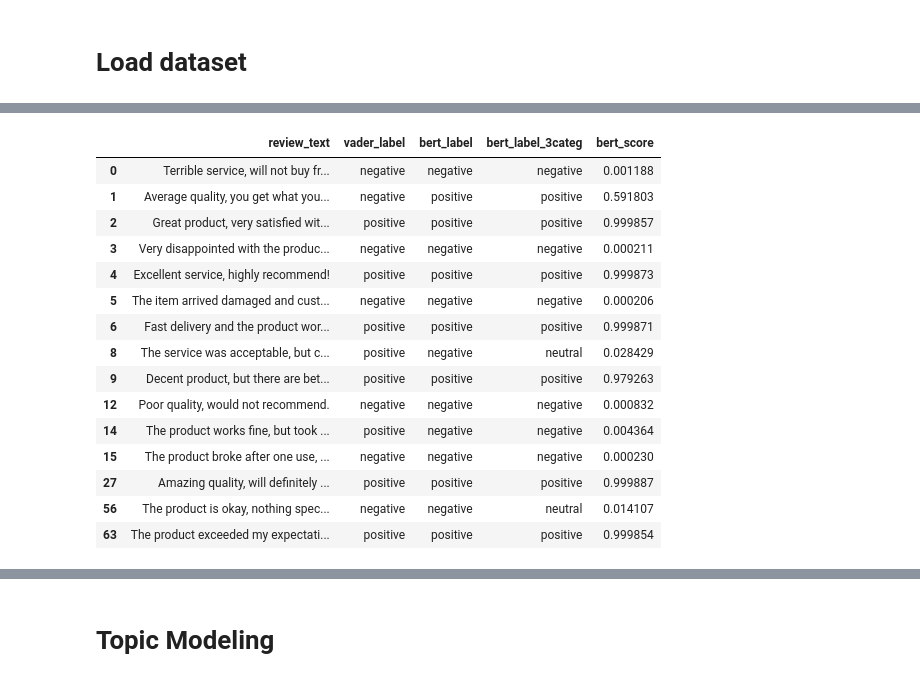
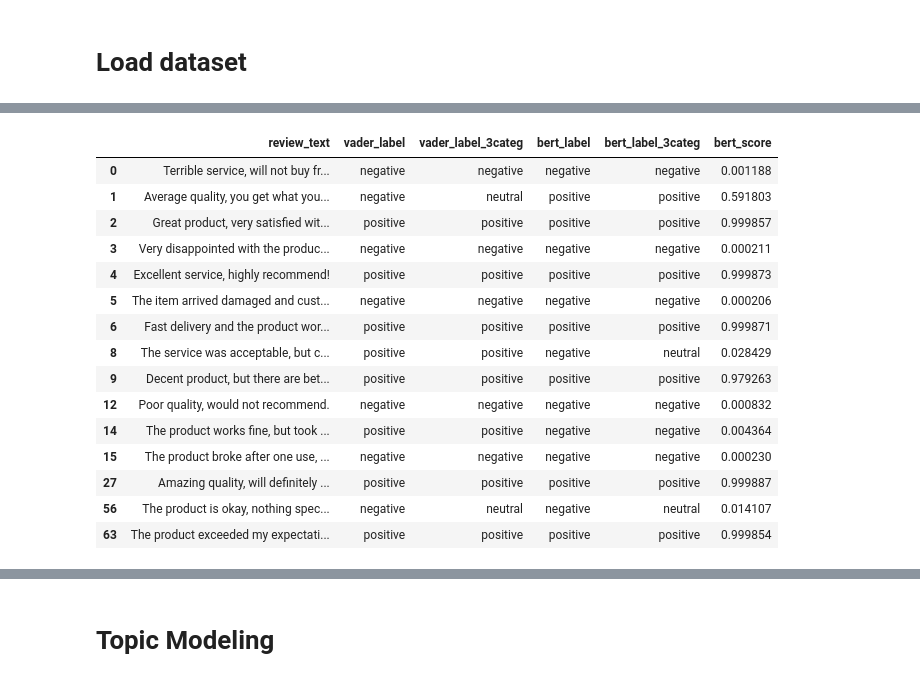
Before and after one commit to csmaiz/vw_technical_challenge, a Jupyter notebook: src/Task4_Real_world_Scenario.ipynb, the cells around one changed output, grey strips where cells are left out. Cells and saved outputs as stored; diff of their text form; code cells hidden in the pictures.

```diff
--- a/src/Task4_Real_world_Scenario.ipynb
+++ b/src/Task4_Real_world_Scenario.ipynb
@@ -63,22 +80,22 @@ df.head(10)
 # %%
-df[["review_text", "vader_label", "bert_label", "bert_label_3categ", "bert_score"]].drop_duplicates()
+df[["review_text", "vader_label", "vader_label_3categ", "bert_label", "bert_label_3categ", "bert_score"]].drop_duplicates()
 # %% [output]
-|  | review_text | vader_label | bert_label | bert_label_3categ | bert_score |
-| 0 | Terrible service, will not buy fr... | negative | negative | negative | 0.001188 |
-| 1 | Average quality, you get what you... | negative | positive | positive | 0.591803 |
-| 2 | Great product, very satisfied wit... | positive | positive | positive | 0.999857 |
-| 3 | Very disappointed with the produc... | negative | negative | negative | 0.000211 |
-| 4 | Excellent service, highly recommend! | positive | positive | positive | 0.999873 |
-| 5 | The item arrived damaged and cust... | negative | negative | negative | 0.000206 |
-| 6 | Fast delivery and the product wor... | positive | positive | positive | 0.999871 |
-| 8 | The service was acceptable, but c... | positive | negative | neutral | 0.028429 |
-| 9 | Decent product, but there are bet... | positive | positive | positive | 0.979263 |
-| 12 | Poor quality, would not recommend. | negative | negative | negative | 0.000832 |
-| 14 | The product works fine, but took ... | positive | negative | negative | 0.004364 |
-| 15 | The product broke after one use, ... | negative | negative | negative | 0.000230 |
-| 27 | Amazing quality, will definitely ... | positive | positive | positive | 0.999887 |
-| 56 | The product is okay, nothing spec... | negative | negative | neutral | 0.014107 |
-| 63 | The product exceeded my expectati... | positive | positive | positive | 0.999854 |
+|  | review_text | vader_label | vader_label_3categ | bert_label | bert_label_3categ | bert_score |
+| 0 | Terrible service, will not buy fr... | negative | negative | negative | negative | 0.001188 |
+| 1 | Average quality, you get what you... | negative | neutral | positive | positive | 0.591803 |
+| 2 | Great product, very satisfied wit... | positive | positive | positive | positive | 0.999857 |
+| 3 | Very disappointed with the produc... | negative | negative | negative | negative | 0.000211 |
+| 4 | Excellent service, highly recommend! | positive | positive | positive | positive | 0.999873 |
+| 5 | The item arrived damaged and cust... | negative | negative | negative | negative | 0.000206 |
+| 6 | Fast delivery and the product wor... | positive | positive | positive | positive | 0.999871 |
+| 8 | The service was acceptable, but c... | positive | positive | negative | neutral | 0.028429 |
+| 9 | Decent product, but there are bet... | positive | positive | positive | positive | 0.979263 |
+| 12 | Poor quality, would not recommend. | negative | negative | negative | negative | 0.000832 |
+| 14 | The product works fine, but took ... | positive | positive | negative | negative | 0.004364 |
+| 15 | The product broke after one use, ... | negative | negative | negative | negative | 0.000230 |
+| 27 | Amazing quality, will definitely ... | positive | positive | positive | positive | 0.999887 |
+| 56 | The product is okay, nothing spec... | negative | neutral | negative | neutral | 0.014107 |
+| 63 | The product exceeded my expectati... | positive | positive | positive | positive | 0.999854 |
 # %%
 df.info()
 # %% [output]
```
Also changed, not shown: parts of 20 cells of this notebook, 18 other files.
